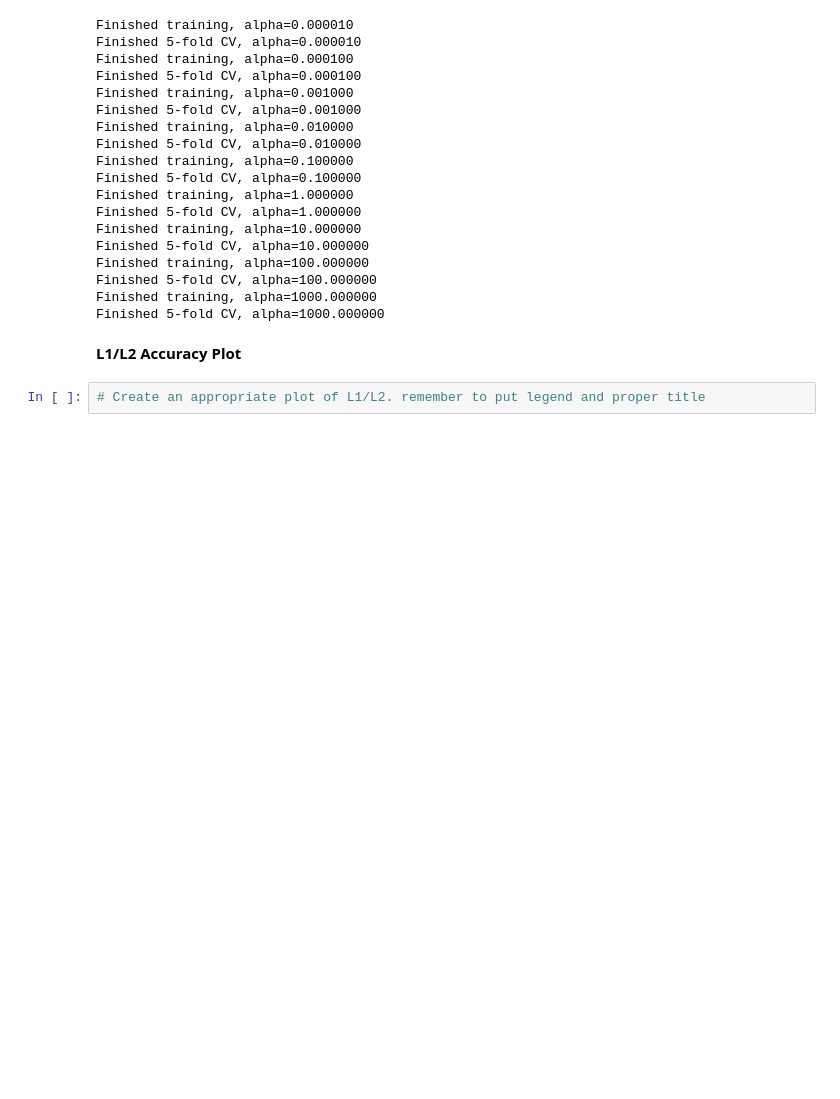
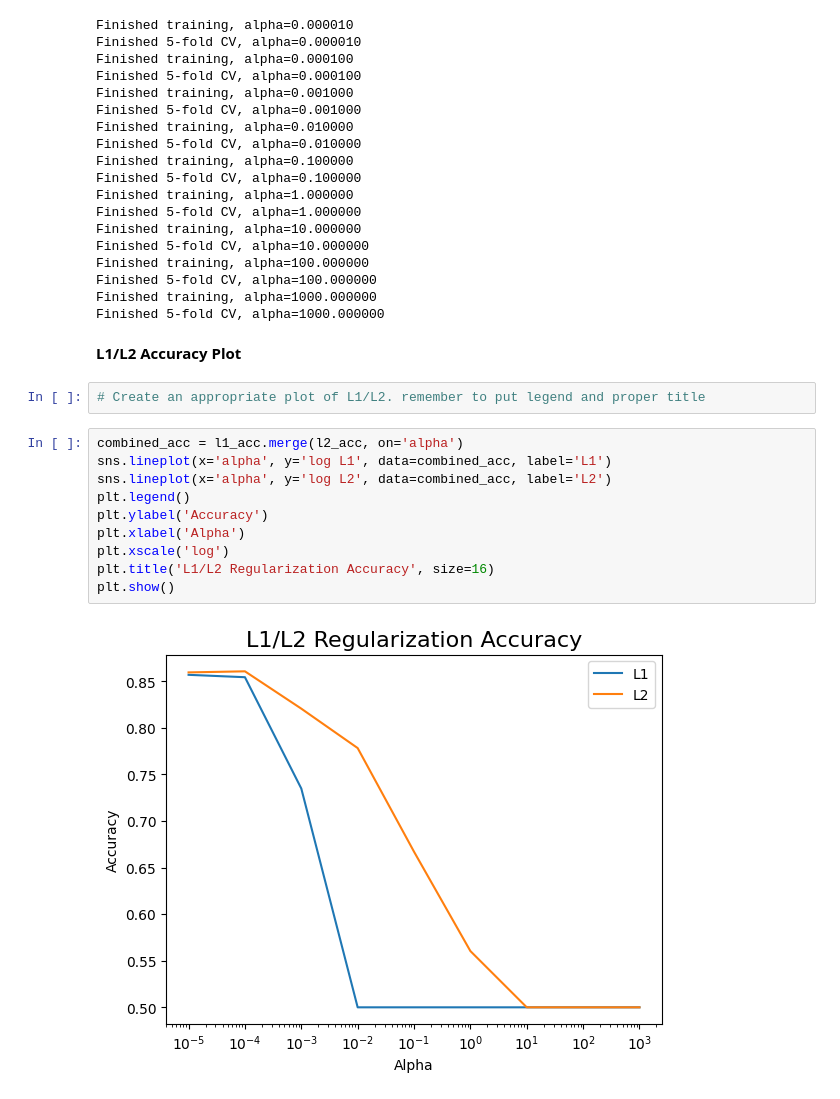
Before and after one commit to sascott9655/ADS-504-Machine-Learning, a Jupyter notebook: Copy_of_Assignment_Guide_4_1.ipynb, the cells around one changed output. Drawn from its saved outputs; the diff is of its cells as text; blank space fills up the shorter version.

```diff
--- a/Copy_of_Assignment_Guide_4_1.ipynb
+++ b/Copy_of_Assignment_Guide_4_1.ipynb
@@ -379,3 +379,15 @@ Finished 5-fold CV, alpha=1000.000000
 **L1/L2 Accuracy Plot**
 # %%
 # Create an appropriate plot of L1/L2. remember to put legend and proper title
+# %%
+combined_acc = l1_acc.merge(l2_acc, on='alpha')
+sns.lineplot(x='alpha', y='log L1', data=combined_acc, label='L1')
+sns.lineplot(x='alpha', y='log L2', data=combined_acc, label='L2')
+plt.legend()
+plt.ylabel('Accuracy')
+plt.xlabel('Alpha')
+plt.xscale('log')
+plt.title('L1/L2 Regularization Accuracy', size=16)
+plt.show()
+# %% [output]
+[figure, added]
```
Also changed, not shown: parts of 4 cells of this notebook.
